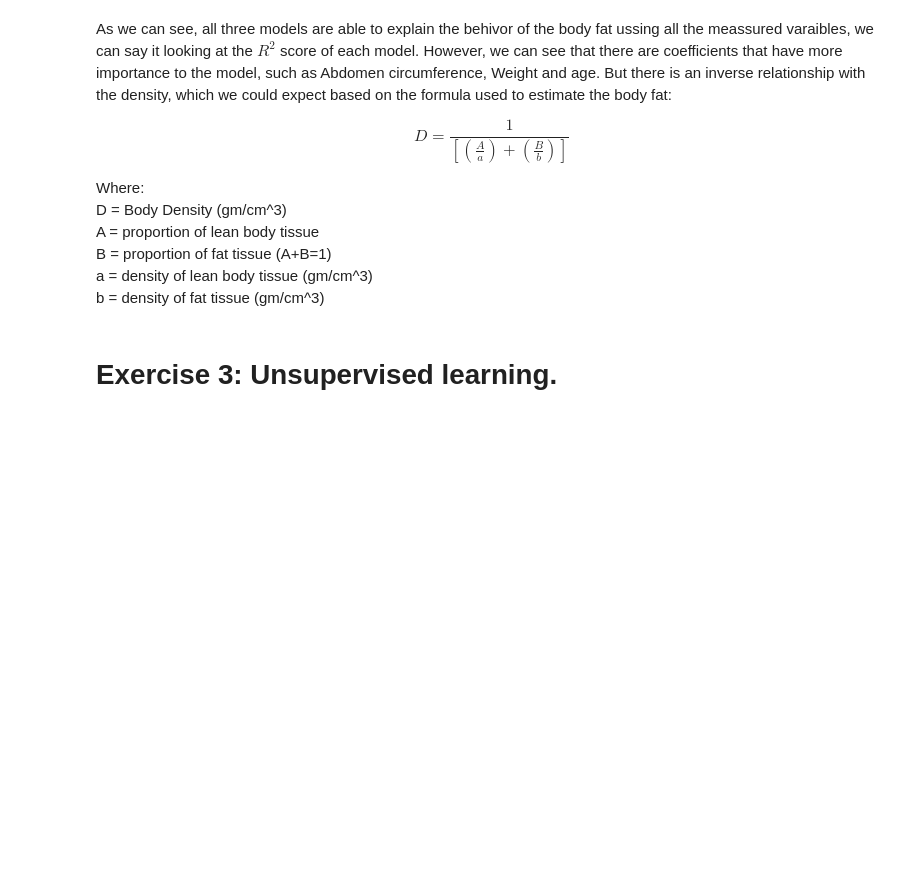
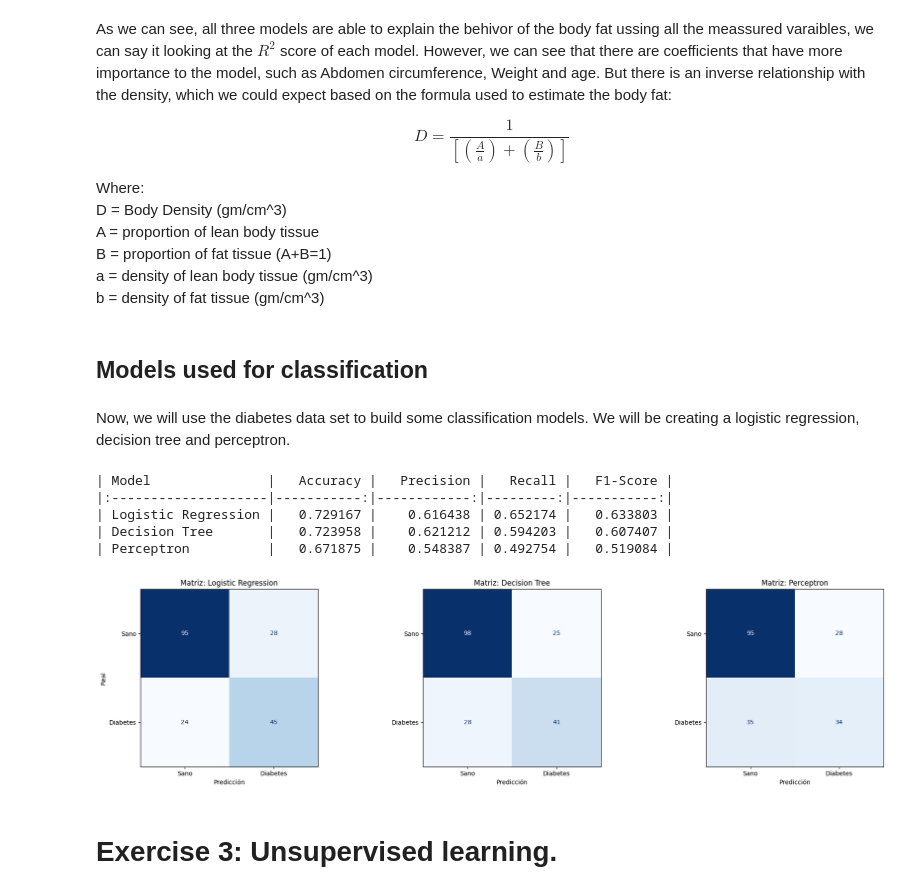
Before and after one commit to Jero2110/Advanced-ML---Phase-2, a Jupyter notebook: 02. Analysis/G01_Jeronimo_Ramos_Phase2.ipynb, the cells around one changed output. Drawn from its saved outputs; the diff is of its cells as text; code cells hidden in the pictures; blank space fills up the shorter version.

Commit message:
Progress in exercise 2, classification models

```diff
--- a/02. Analysis/G01_Jeronimo_Ramos_Phase2.ipynb
+++ b/02. Analysis/G01_Jeronimo_Ramos_Phase2.ipynb
@@ -345,3 +345,7 @@ A = proportion of lean body tissue<br>
 B = proportion of fat tissue (A+B=1)<br>
 a = density of lean body tissue (gm/cm^3)<br>
 b = density of fat tissue (gm/cm^3)
+# %% [markdown]
+## Models used for classification
+# %% [markdown]
+Now, we will use the diabetes data set to build some classification models. We will be creating a logistic regression, decision tree and perceptron.
@@ -348,3 +363,70 @@ b = density of fat tissue (gm/cm^3)
+# %%
+X_class = df_class['data']
+y_class = df_class['target']
+
+y_class = y_class.map({'tested_positive': 1, 'tested_negative': 0})
+
+X_train, X_test, y_train, y_test = train_test_split(X_class, y_class, test_size=0.25, random_state=42)
+# %%
+models = {
+    "Logistic Regression": LogisticRegression(),
+    "Decision Tree": DecisionTreeClassifier(max_depth=5, random_state=42),
+    "Perceptron": Perceptron(max_iter=1000, random_state=42)
+}
+
+results = []
+
+for name, model in models.items():
+
+    pipe = Pipeline([
+        ('scaler', StandardScaler()),
+        ('model', model)
+    ])
+
+    pipe.fit(X_train, y_train)
+    y_pred = pipe.predict(X_test)
+
+
+    acc = accuracy_score(y_test, y_pred)
+    prec = precision_score(y_test, y_pred)
+    rec = recall_score(y_test, y_pred)
+    f1 = f1_score(y_test, y_pred)
+
+    results.append([name, acc, prec, rec, f1])
+
+df_results = pd.DataFrame(results, columns=['Model', 'Accuracy', 'Precision', 'Recall', 'F1-Score'])
+print(df_results.to_markdown(index=False))
+# %% [output]
+| Model               |   Accuracy |   Precision |   Recall |   F1-Score |
+|:--------------------|-----------:|------------:|---------:|-----------:|
+| Logistic Regression |   0.729167 |    0.616438 | 0.652174 |   0.633803 |
+| Decision Tree       |   0.723958 |    0.621212 | 0.594203 |   0.607407 |
+| Perceptron          |   0.671875 |    0.548387 | 0.492754 |   0.519084 |
+# %%
+
+fig, axes = plt.subplots(1, 3, figsize=(20, 5))
+
+
+for i, (name, model) in enumerate(models.items()):
+
+    pipe = Pipeline([('scaler', StandardScaler()), ('model', model)])
+    pipe.fit(X_train, y_train)
+    y_pred = pipe.predict(X_test)
+
+
+    cm = confusion_matrix(y_test, y_pred)
+
+
+    disp = ConfusionMatrixDisplay(confusion_matrix=cm, display_labels=['Sano', 'Diabetes'])
+    disp.plot(ax=axes[i], cmap='Blues', colorbar=False)
+    axes[i].set_title(f'Matriz: {name}')
+    axes[i].set_xlabel('Predicción')
+    axes[i].set_ylabel('Real' if i == 0 else "")
+
+plt.tight_layout()
+plt.show()
+# %% [output]
+[figure, added]
 # %% [markdown]
 # Exercise 3: Unsupervised learning.
 # %% [markdown]
```
Also changed, not shown: parts of 3 cells of this notebook.
